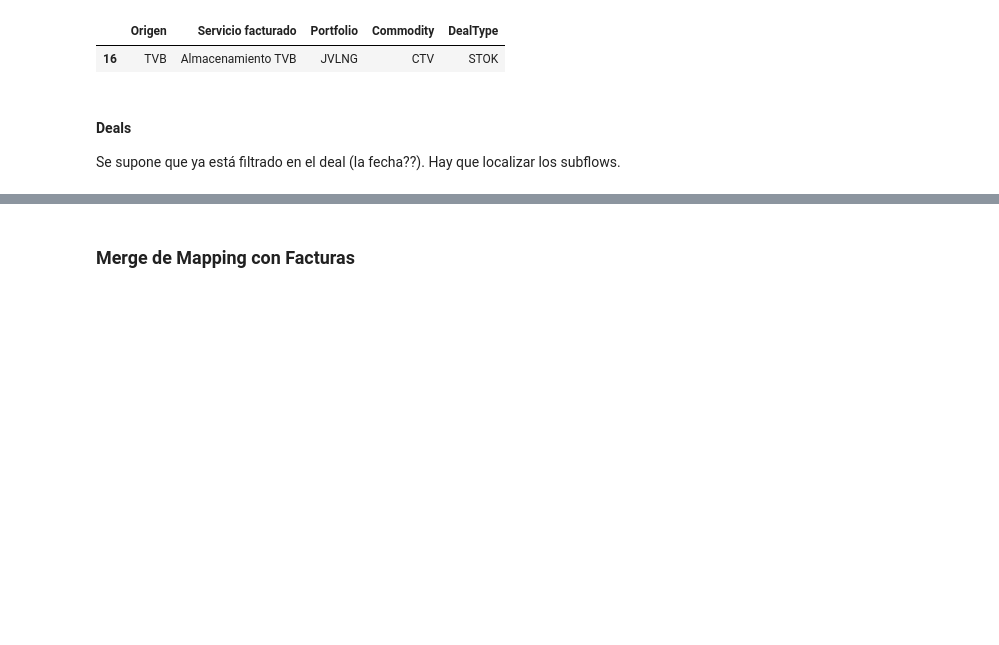
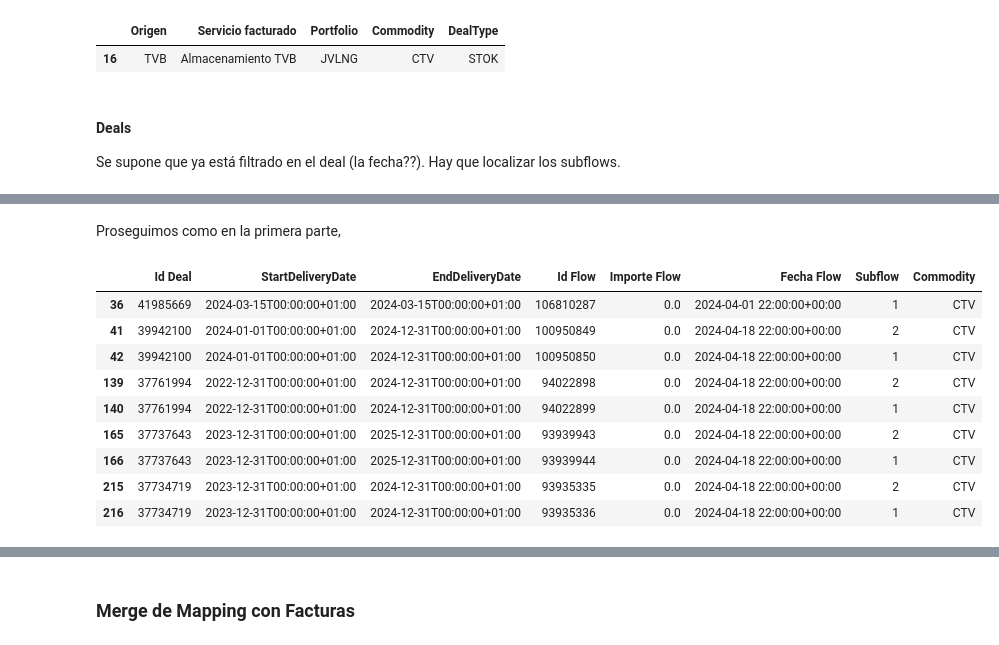
Before and after one commit to kikekzm/Data-Projects, a Jupyter notebook: ENGIE-Caso/Caso-Engie-Tips.ipynb, the cells around one changed output, grey strips where cells are left out. Cells and saved outputs as stored; diff of their text form; code cells hidden in the pictures; blank space fills up the shorter version.

```diff
--- a/ENGIE-Caso/Caso-Engie-Tips.ipynb
+++ b/ENGIE-Caso/Caso-Engie-Tips.ipynb
@@ -332,0 +358,27 @@ Se supone que ya está filtrado en el deal (la fecha??). Hay que localizar los s
+# %%
+# usamos las funciones definidas en la primera parte
+flows2_cleaned = CTV_filtrado_df['Flows'].apply(clean_json)
+
+# creamos un df para meter los datos
+datos2_json = []
+
+for idx, row in CTV_filtrado_df.iterrows():
+    try:
+        # intentamos convertir la cadena a una lista de diccionarios
+        flows = eval(row['Flows'])
+        id_deal = row['Id Deal']
+        i = extract_json(flows, id_deal)
+        if not i.empty:
+            datos2_json.append(i)
+        else:
+            print(f"DataFrame vacío para Id Deal {id_deal}")
+    except Exception as e:
+        print(e)
+
+datos2_json_final = pd.concat(datos2_json, ignore_index=True)
+
+# cambiamos un poco las columnas
+datos2_json_final = datos2_json_final[['Id Deal','Id','Amount', 'Date', 'FlowType']]
+datos2_json_final = datos2_json_final.rename(columns={'Id':'Id Flow', 'Amount':'Importe Flow', 'Date':'Fecha Flow', 'FlowType':'Subflow'})
+
+datos2_json_final.head(1000)
@@ -333,2 +402,30 @@ Se supone que ya está filtrado en el deal (la fecha??). Hay que localizar los s
+# %% [markdown]
+Proseguimos como en la primera parte,
+# %%
+CTV_final_df = (pd.merge(CTV_filtrado_df, datos2_json_final, on='Id Deal', how='inner')).drop_duplicates()
+CTV_final_df = CTV_final_df.drop(columns=['Flows'])
+
+# también añadimos una columna llamada Commodity con valor CTV para que sea más fácil el merge
+CTV_final_df['Commodity']='CTV'
+
+# cambiamos el formato de las fechas (por lo menos el de Fecha Flow)
+CTV_final_df['Fecha Flow'] = pd.to_datetime(CTV_final_df['Fecha Flow'], utc=True)
+
+# filtramos para el mes de Abril
+CTV_final_df = CTV_final_df[CTV_final_df['Fecha Flow'].dt.month == 4]
+CTV_final_df = CTV_final_df[CTV_final_df['Fecha Flow'].dt.year == 2024]
+
+CTV_final_df.head(100)
+# %% [output]
+|  | Id Deal | StartDeliveryDate | EndDeliveryDate | Id Flow | Importe Flow | Fecha Flow | Subflow | Commodity |
+| 36 | 41985669 | 2024-03-15T00:00:00+01:00 | 2024-03-15T00:00:00+01:00 | 106810287 | 0.0 | 2024-04-01 22:00:00+00:00 | 1 | CTV |
+| 41 | 39942100 | 2024-01-01T00:00:00+01:00 | 2024-12-31T00:00:00+01:00 | 100950849 | 0.0 | 2024-04-18 22:00:00+00:00 | 2 | CTV |
+| 42 | 39942100 | 2024-01-01T00:00:00+01:00 | 2024-12-31T00:00:00+01:00 | 100950850 | 0.0 | 2024-04-18 22:00:00+00:00 | 1 | CTV |
+| 139 | 37761994 | 2022-12-31T00:00:00+01:00 | 2024-12-31T00:00:00+01:00 | 94022898 | 0.0 | 2024-04-18 22:00:00+00:00 | 2 | CTV |
+| 140 | 37761994 | 2022-12-31T00:00:00+01:00 | 2024-12-31T00:00:00+01:00 | 94022899 | 0.0 | 2024-04-18 22:00:00+00:00 | 1 | CTV |
+| 165 | 37737643 | 2023-12-31T00:00:00+01:00 | 2025-12-31T00:00:00+01:00 | 93939943 | 0.0 | 2024-04-18 22:00:00+00:00 | 2 | CTV |
+| 166 | 37737643 | 2023-12-31T00:00:00+01:00 | 2025-12-31T00:00:00+01:00 | 93939944 | 0.0 | 2024-04-18 22:00:00+00:00 | 1 | CTV |
+| 215 | 37734719 | 2023-12-31T00:00:00+01:00 | 2024-12-31T00:00:00+01:00 | 93935335 | 0.0 | 2024-04-18 22:00:00+00:00 | 2 | CTV |
+| 216 | 37734719 | 2023-12-31T00:00:00+01:00 | 2024-12-31T00:00:00+01:00 | 93935336 | 0.0 | 2024-04-18 22:00:00+00:00 | 1 | CTV |
 # %% [markdown]
 ### Merge de Mapping con Deals
```
Also changed, not shown: parts of 8 cells of this notebook.
